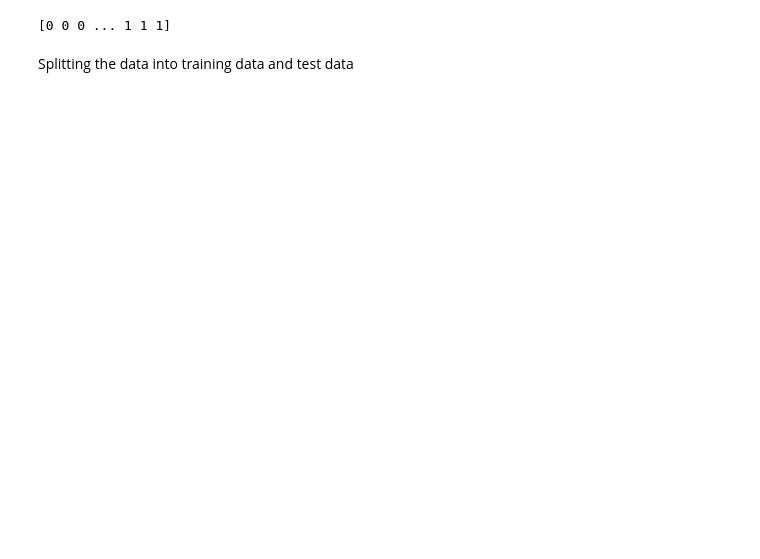
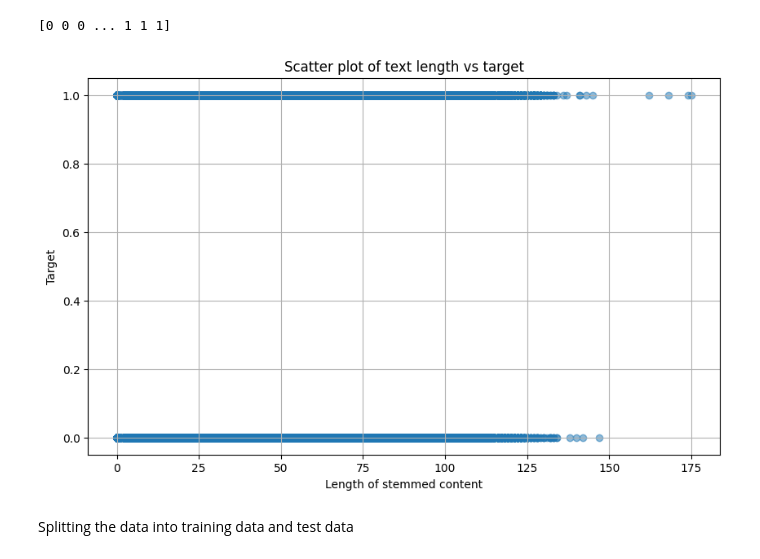
Before and after one commit to ayush-p2000/Twitter_sentiment, a Jupyter notebook: Sentiment_Analaysis_Twitter_Data.ipynb, the cells around one changed output. Cells and saved outputs as stored; diff of their text form; code cells hidden in the pictures; blank space fills up the shorter version.

```diff
--- a/Sentiment_Analaysis_Twitter_Data.ipynb
+++ b/Sentiment_Analaysis_Twitter_Data.ipynb
@@ -222,6 +279,19 @@ print(X)
 print(Y)
 # %% [output]
 [0 0 0 ... 1 1 1]
+# %%
+text_lengths = [len(text) for text in X]
+
+# Create a scatter plot
+plt.figure(figsize=(10, 6))
+plt.scatter(text_lengths, Y, alpha=0.5)
+plt.title('Scatter plot of text length vs target')
+plt.xlabel('Length of stemmed content')
+plt.ylabel('Target')
+plt.grid(True)
+plt.show()
+# %% [output]
+[figure, added]
 # %% [markdown]
 Splitting the data into training data and test data
 # %%
```
Also changed, not shown: parts of 38 cells of this notebook.
